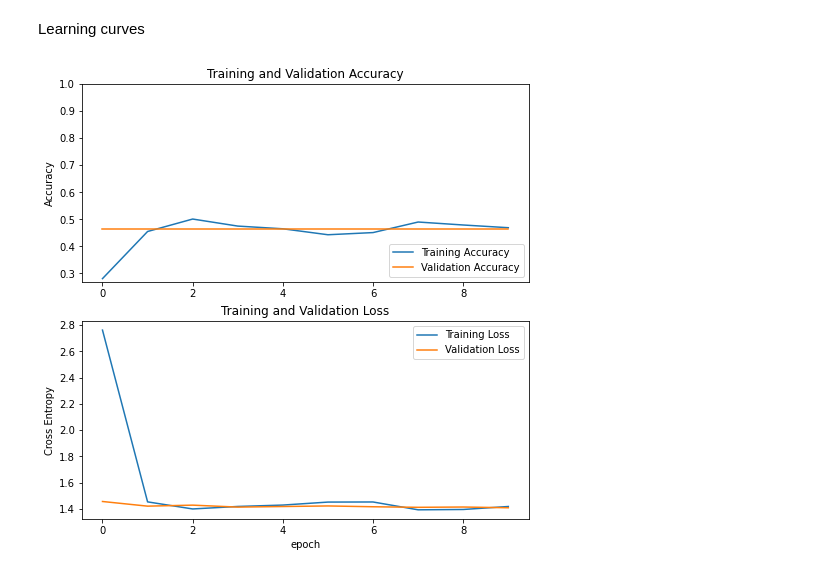
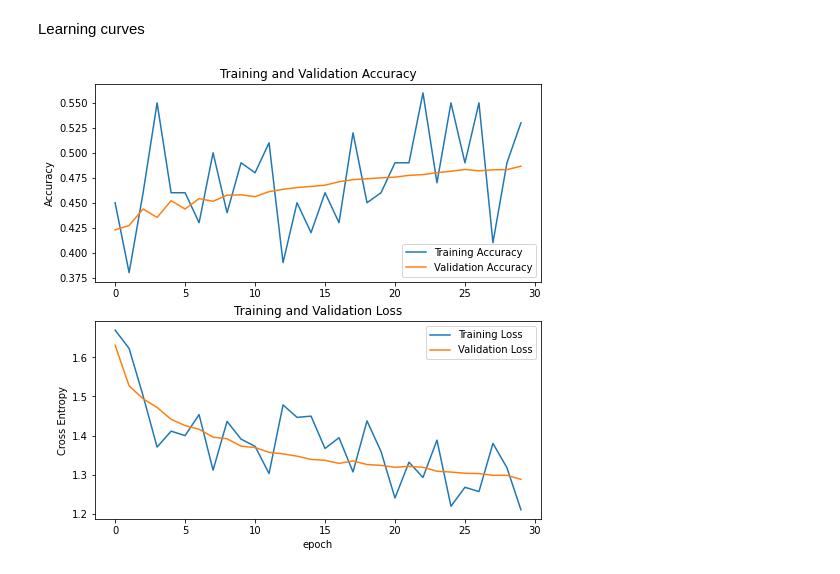
Before and after one commit to ryanhantruong/cbis-ddsm-classifier, a Jupyter notebook: Transfer_Learning_Classification.ipynb, the cells around one changed output. Saved outputs shown, nothing was run; the diff lists cells and outputs as text; code cells hidden in the pictures.

Commit message:
add fine tuning step to transfer learning notebook

```diff
--- a/Transfer_Learning_Classification.ipynb
+++ b/Transfer_Learning_Classification.ipynb
@@ -41,4 +59,4 @@ base_model = tf.keras.applications.MobileNetV2(input_shape=IMG_SHAPE,
                                                include_top=False,
                                                weights='imagenet')
 # Freeze convolution base
-#base_model.trainable = False
+base_model.trainable = False
@@ -63,7 +79,7 @@ x = global_average_layer(x)
 outputs = prediction_layer(x)
 model = tf.keras.Model(inputs, outputs)
 # %%
-#base_learning_rate = 0.0001
-model.compile(optimizer=tf.keras.optimizers.Adam(),
+base_learning_rate = 0.0001
+model.compile(optimizer=tf.keras.optimizers.Adam(learning_rate=base_learning_rate),
               loss=tf.keras.losses.SparseCategoricalCrossentropy(from_logits=True),
               metrics=tf.keras.metrics.SparseCategoricalAccuracy())
@@ -70,8 +106,22 @@ model.compile(optimizer=tf.keras.optimizers.Adam(),
 # %% [markdown]
 Training
+# %%
+class CollectBatchStats(tf.keras.callbacks.Callback):
+    def __init__(self):
+        self.batch_losses = []
+        self.batch_acc = []
+
+    def on_train_batch_end(self, batch, logs=None):
+        self.batch_losses.append(logs['loss'])
+        self.batch_acc.append(logs['sparse_categorical_accuracy'])
+        self.model.reset_metrics()
+
+batch_stats_callback = CollectBatchStats()
 # %%
+initial_epochs = 30
 history = model.fit(train_dataset,
-                    epochs=10,
-                    steps_per_epoch=10,
-                    validation_data=valid_dataset)
+                    epochs=initial_epochs,
+                    steps_per_epoch=STEPS_PER_EPOCH,
+                    validation_data=valid_dataset,
+                    callbacks=[batch_stats_callback])
 # %% [output]
@@ -100,26 +147,26 @@ Learning curves
 # %%
 acc = history.history['sparse_categorical_accuracy']
 val_acc = history.history['val_sparse_categorical_accuracy']
 
 loss = history.history['loss']
 val_loss = history.history['val_loss']
 
 plt.figure(figsize=(8, 8))
 plt.subplot(2, 1, 1)
 plt.plot(acc, label='Training Accuracy')
 plt.plot(val_acc, label='Validation Accuracy')
 plt.legend(loc='lower right')
 plt.ylabel('Accuracy')
-plt.ylim([min(plt.ylim()),1])
+#plt.ylim([min(plt.ylim()),1])
 plt.title('Training and Validation Accuracy')
 
 plt.subplot(2, 1, 2)
 plt.plot(loss, label='Training Loss')
 plt.plot(val_loss, label='Validation Loss')
 plt.legend(loc='upper right')
 plt.ylabel('Cross Entropy')
 plt.title('Training and Validation Loss')
 plt.xlabel('epoch')
 plt.show()
 # %% [output]
-[figure, old version]
+[figure, new version]
```
Also changed, not shown: parts of 21 cells of this notebook.
